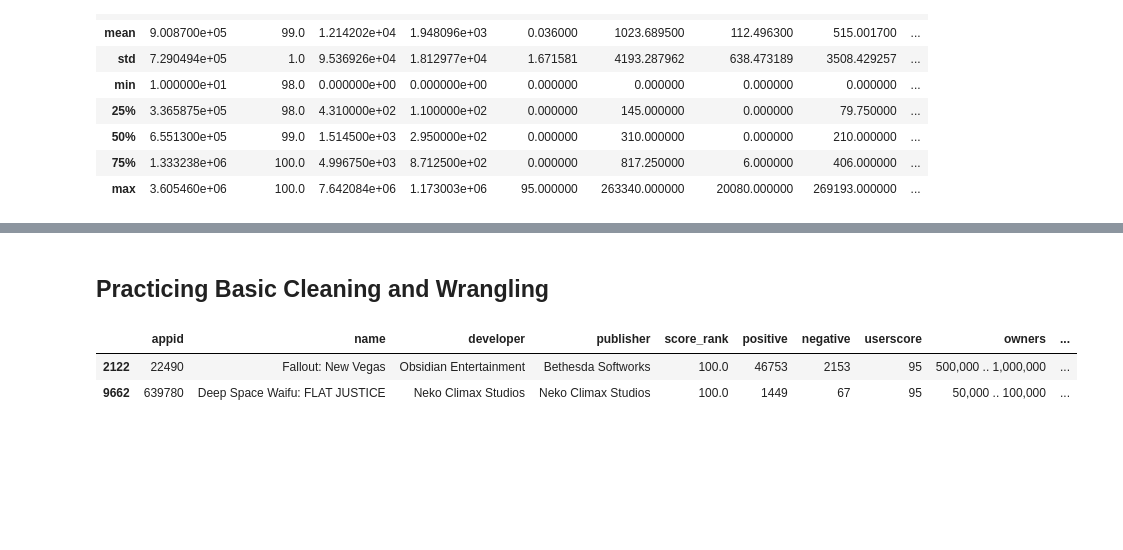
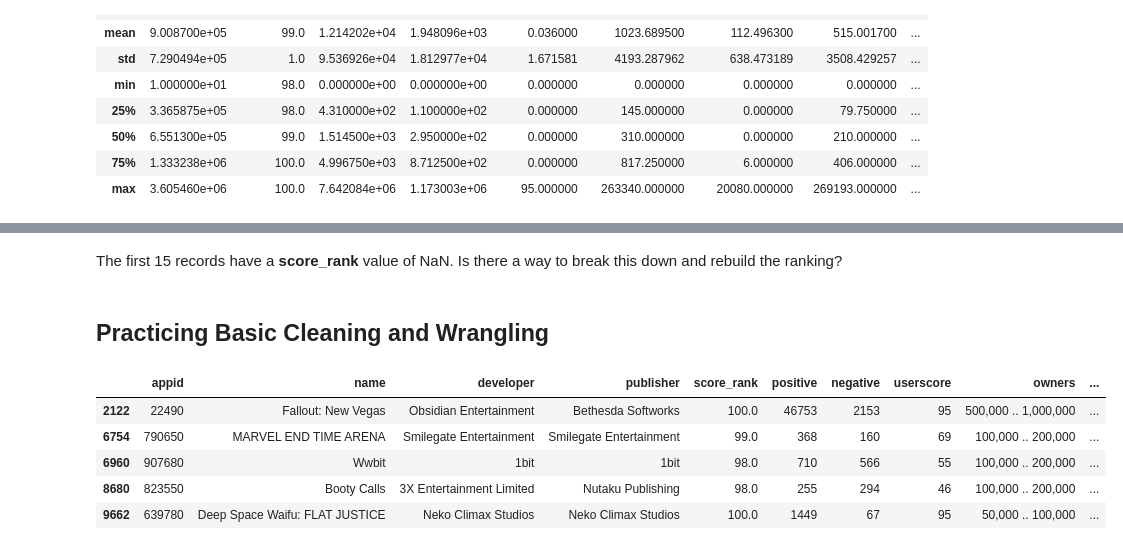
Before and after one commit to Chr-Dennis/exploring-steam-games-performance-and-review-statistics, a Jupyter notebook: keystone.ipynb, the cells around one changed output, grey strips where cells are left out. Saved outputs shown, nothing was run; the diff lists cells and outputs as text; code cells hidden in the pictures; blank space fills up the shorter version.

```diff
--- a/keystone.ipynb
+++ b/keystone.ipynb
@@ -123,8 +136,13 @@ Okay, changing the dtype didn't fix the notation issue... Online research sugges
+# %% [markdown]
+The first 15 records have a **score_rank** value of NaN. Is there a way to break this down and rebuild the ranking?
 # %% [markdown]
 ## Practicing Basic Cleaning and Wrangling
 # %%
-df[df['score_rank'] == 100.0]
+df[df['score_rank'].isna() == False]
 # %% [output]
 |  | appid | name | developer | publisher | score_rank | positive | negative | userscore | owners | ... |
 | 2122 | 22490 | Fallout: New Vegas | Obsidian Entertainment | Bethesda Softworks | 100.0 | 46753 | 2153 | 95 | 500,000 .. 1,000,000 | ... |
+| 6754 | 790650 | MARVEL END TIME ARENA | Smilegate Entertainment | Smilegate Entertainment | 99.0 | 368 | 160 | 69 | 100,000 .. 200,000 | ... |
+| 6960 | 907680 | Wwbit | 1bit | 1bit | 98.0 | 710 | 566 | 55 | 100,000 .. 200,000 | ... |
+| 8680 | 823550 | Booty Calls | 3X Entertainment Limited | Nutaku Publishing | 98.0 | 255 | 294 | 46 | 100,000 .. 200,000 | ... |
 | 9662 | 639780 | Deep Space Waifu: FLAT JUSTICE | Neko Climax Studios | Neko Climax Studios | 100.0 | 1449 | 67 | 95 | 50,000 .. 100,000 | ... |
```
Also changed, not shown: parts of 16 cells of this notebook, 2 other files.
